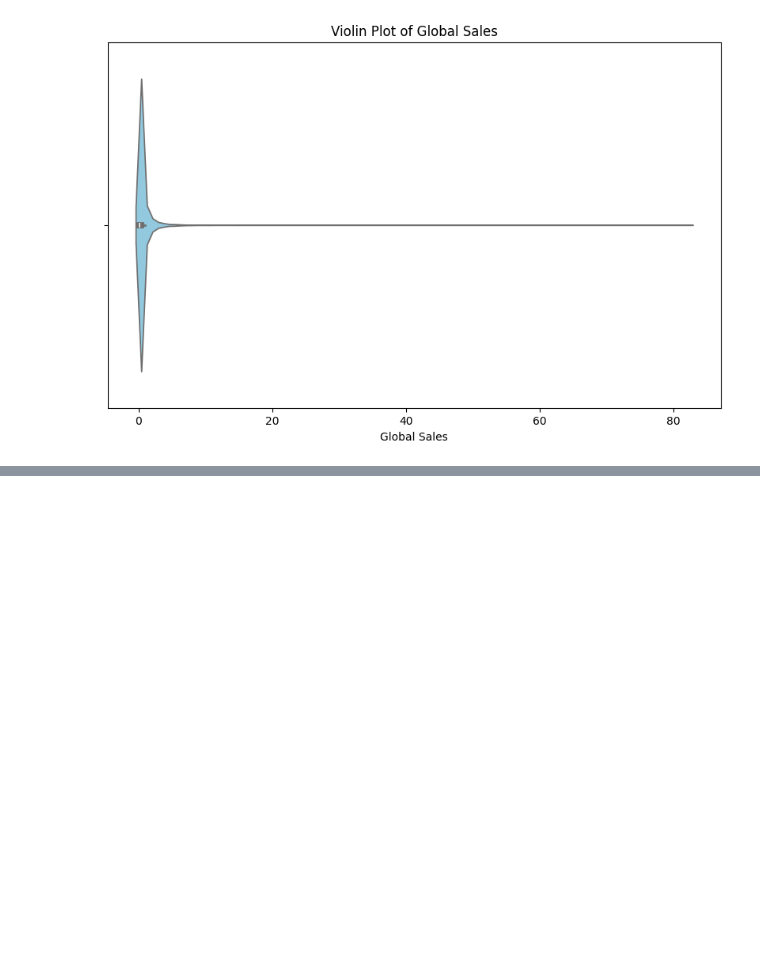
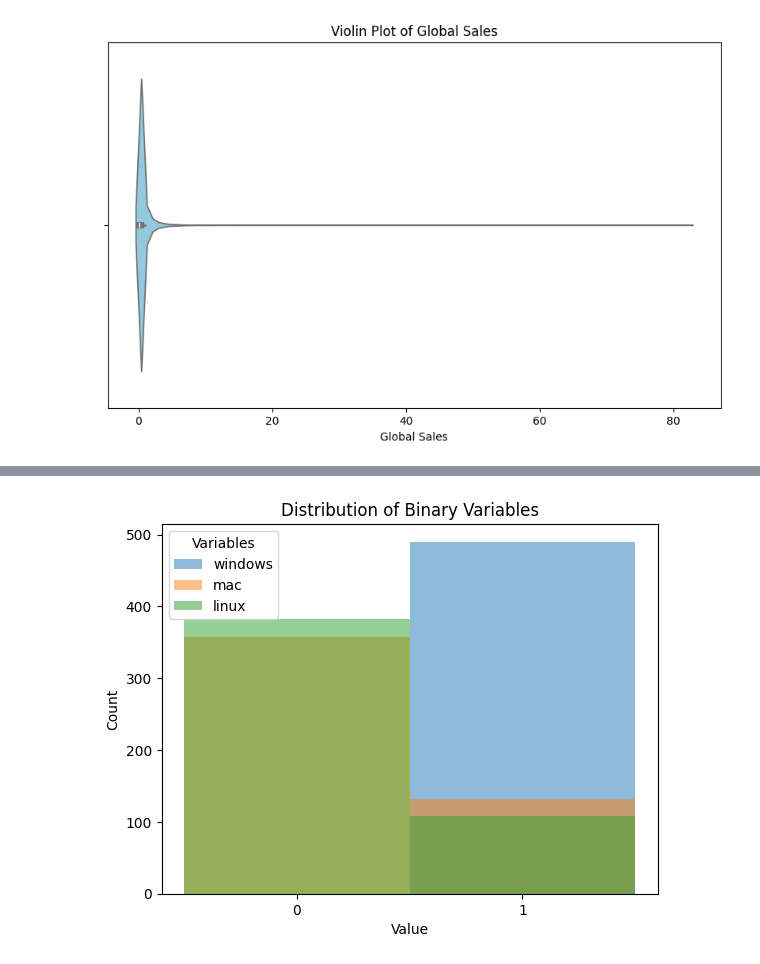
Before and after one commit to jbhiltscher/steam_project, a Jupyter notebook: SteamInsights/caroline_eda.ipynb, the cells around one changed output, grey strips where cells are left out. Cells and saved outputs as stored; diff of their text form; code cells hidden in the pictures; blank space fills up the shorter version.

```diff
--- a/SteamInsights/caroline_eda.ipynb
+++ b/SteamInsights/caroline_eda.ipynb
@@ -297,0 +329,12 @@ def square(n):
+# %%
+for column in all_games.loc[:, ['windows', 'mac', 'linux']]:
+    plt.hist(all_games[column], bins=[-0.5, 0.5, 1.5], alpha=0.5, label=column)
+
+plt.title('Distribution of Binary Variables')
+plt.xlabel('Value')
+plt.ylabel('Count')
+plt.xticks([0, 1])
+plt.legend(title='Variables')
+plt.show()
+# %% [output]
+[figure, added]
```
Also changed, not shown: parts of 4 cells of this notebook, 1 other file.
